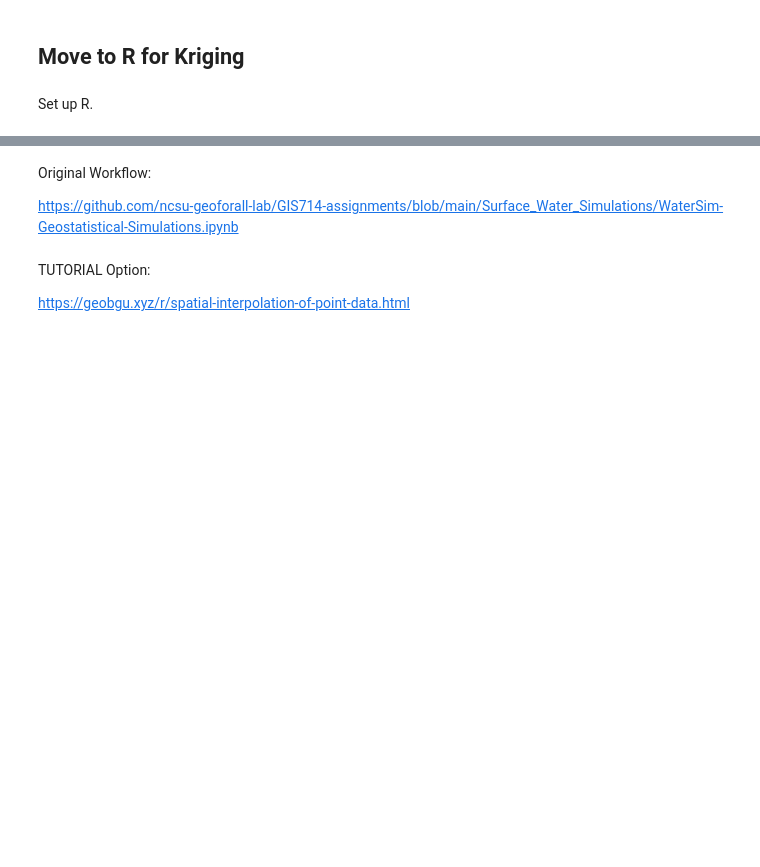
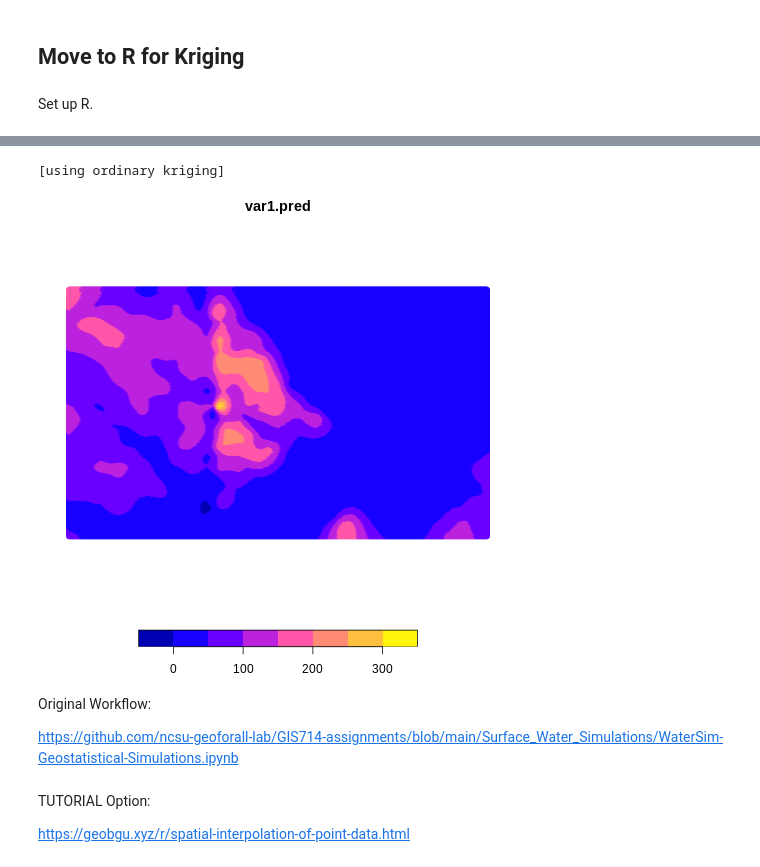
Before and after one commit to ncsu-geoforall-lab/geomorphometry2025_workshop, a Jupyter notebook: geomorphometry_2025_workshop.ipynb, the cells around one changed output, grey strips where cells are left out. Cells and saved outputs as stored; diff of their text form; code cells hidden in the pictures; blank space fills up the shorter version.

```diff
--- a/geomorphometry_2025_workshop.ipynb
+++ b/geomorphometry_2025_workshop.ipynb
@@ -117,3 +251,30 @@ elevrand <- readVECT("elevrand")
+# %%
+%%R
+
+ext <- ext(elevrand)
+res <- 10  # 10-meter spacing
+
+xy <- expand.grid(
+  x = seq(ext[1], ext[2], by = res),
+  y = seq(ext[3], ext[4], by = res)
+)
+
+# demgrid_sf <- st_as_sf(demgrid, crs = crs(elevrand),  as_points = TRUE)
+g <- gstat(formula = value ~ 1, model = vfit, data = elev_df, locations=~x+y)
+# %%
+%%R
+
+z <- predict(g, xy)
+# %% [output]
+[using ordinary kriging]
+# %%
+%%R
+
+z_sf <- st_as_sf(z, coords = c("x", "y"), crs = crs(elevrand))
+
+plot(z_sf["var1.pred"])
+# %% [output]
+[figure, added]
 # %% [markdown]
 Original Workflow:
 
```
Also changed, not shown: parts of 32 cells of this notebook.
